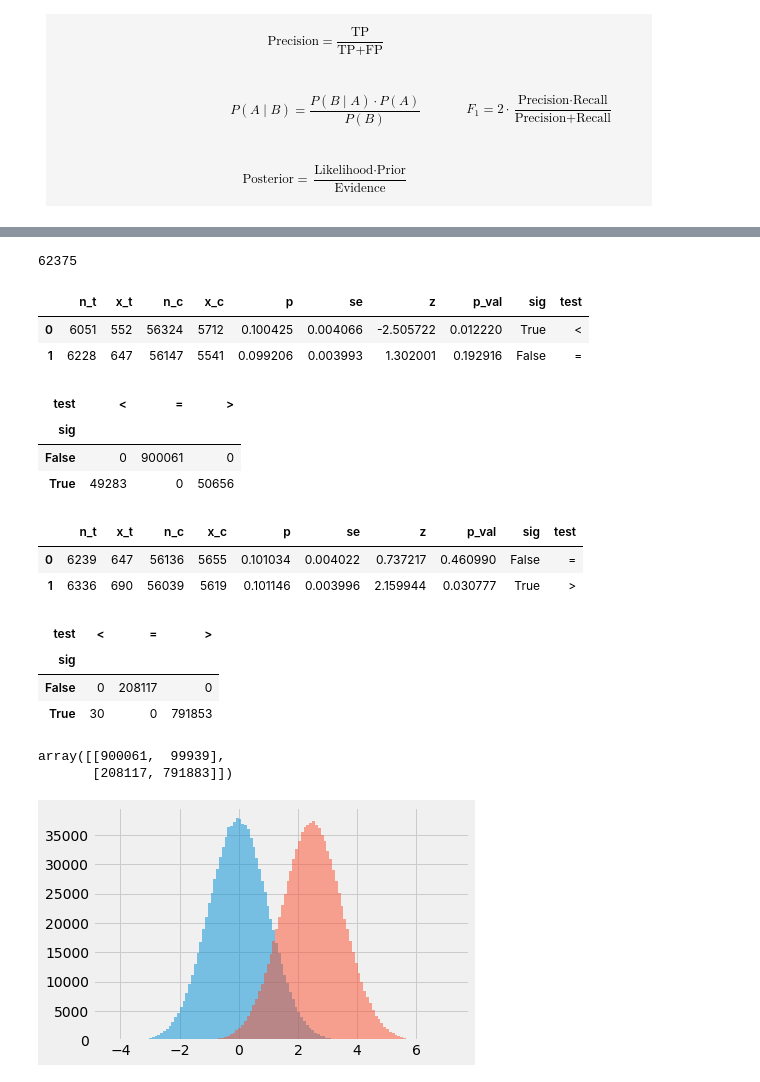
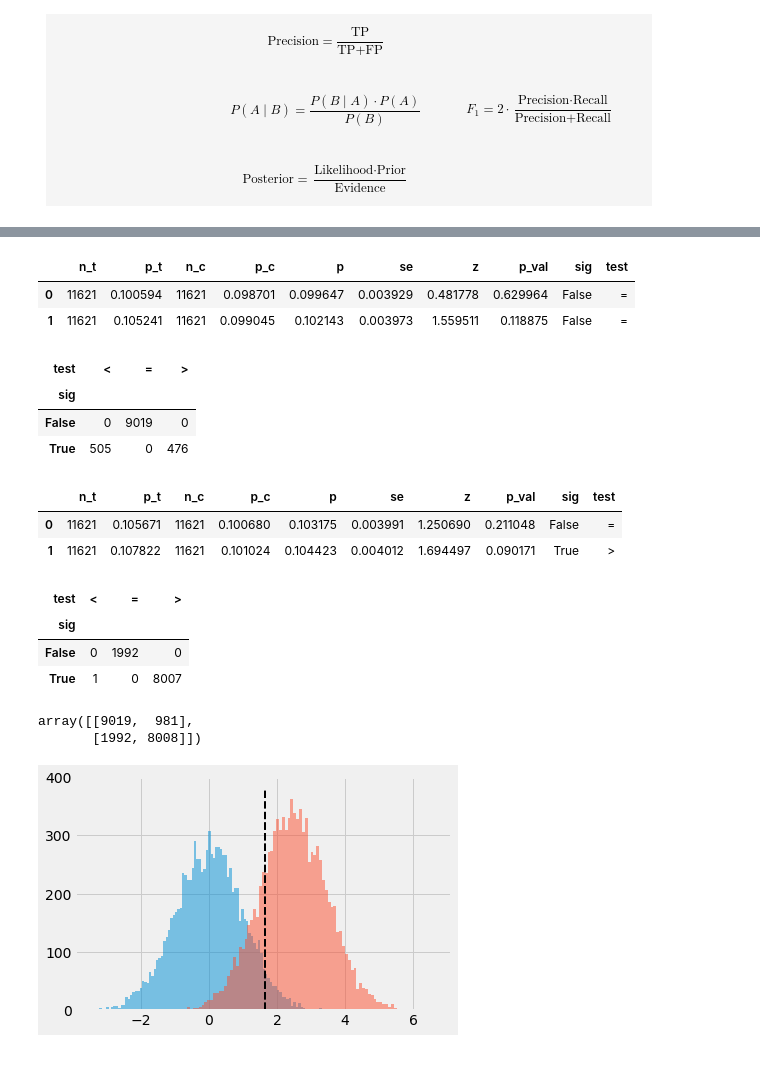
Before and after one commit to noallynoclan/colab, a Jupyter notebook: distributions.ipynb, the cells around one changed output, grey strips where cells are left out. Saved outputs shown, nothing was run; the diff lists cells and outputs as text; code cells hidden in the pictures.

```diff
--- a/distributions.ipynb
+++ b/distributions.ipynb
@@ -44,57 +48,56 @@ plt.style.use('fivethirtyeight')
 # %%
-def get_n(p_t, p_c, t, conf, power):
+def get_sizes(p_t, p_c, t, conf, power):
     p = p_t * t + p_c * (1 - t)
-    n = p * (1 - p) / (t * (1 - t)) * (norm.ppf([1 - (1 - conf) / 2, power]).sum() / (p_t - p_c)) ** 2
-    return int(np.ceil(n))
+    n = p * (1 - p) / t / (1 - t)
+    n *= (norm.ppf([1 - (1 - conf) / 2, power]).sum() / (p_t - p_c)) ** 2
+    return np.ceil([n * t, n * (1 - t)]).astype(int)
 
-def prop_ttest(p_t, p_c, n, t, conf, s=1_000_000):
-    n_t = np.random.binomial(n, t, s)
-    n_c = n - n_t
-    x_t, x_c = np.random.binomial(n_t, p_t, s), np.random.binomial(n_c, p_c, s)
-    p = (x_t + x_c) / (n_t + n_c)
+def generate_prop(p, n_samples, n_experiments):
+    x = np.random.binomial(n_samples, p, n_experiments)
+    return x / n_samples
+
+def ptt(p_t, p_c, n_t, n_c, conf, s=10_000):
+    p_t = generate_prop(p_t, n_t, s)
+    p_c = generate_prop(p_c, n_c, s)
+    p = (p_t * n_t + p_c * n_c) / (n_t + n_c)
     se = np.sqrt(p * (1 - p) * (1 / n_t + 1 / n_c))
-    delta = (x_t / n_t - x_c / n_c)
-    z = delta / se
+    z = (p_t - p_c) / se
     p_val = norm.sf(np.abs(z)) * 2
     alpha = 1 - conf
     df = pd.DataFrame({
-        'n_t': n_t, 'x_t': x_t, 'n_c': n_c, 'x_c': x_c,
+        'n_t': n_t, 'p_t': p_t, 'n_c': n_c, 'p_c': p_c,
         'p': p, 'se': se, 'z': z,
         'p_val': p_val, 'sig': p_val < alpha, 'test': '='
     })
-    df.loc[delta + se * norm.ppf(1 - alpha / 2) < 0, 'test'] = '<'
-    df.loc[delta + se * norm.ppf(alpha / 2) > 0, 'test'] = '>'
+    df.loc[p_t - p_c + se * norm.ppf(1 - alpha / 2) < 0, 'test'] = '<'
+    df.loc[p_t - p_c + se * norm.ppf(alpha / 2) > 0, 'test'] = '>'
     display(df.head(2))
     display(df.pivot_table('p_val', 'sig', 'test', 'count', 0))
-    df['z'].hist(bins=100, alpha=0.5)
+    ax = df['z'].hist(bins=100, alpha=0.5)
+    plt.vlines(norm.ppf(1 - alpha / 2), *ax.get_ylim(), ls='--', lw=2)
     return (p_val > alpha).sum(), (p_val < alpha).sum()
 
 def run_tests(p_t, p_c, t, conf, power):
-    n = get_n(p_t, p_c, t, conf, power)
-    print(n)
-    cm = np.array([
-        prop_ttest(p_c, p_c, n, t, conf),
-        prop_ttest(p_t, p_c, n, t, conf)
-    ])
+    n_t, n_c = get_sizes(p_t, p_c, t, conf, power)
+    cm = np.array([ptt(p_c, p_c, n_t, n_c, conf), ptt(p_t, p_c, n_t, n_c, conf)])
     return cm
 
-run_tests(p_t=0.11, p_c=0.1, t=0.1, conf=.9, power=.8)
+run_tests(p_t=0.11, p_c=0.1, t=0.5, conf=.9, power=.8)
 # %% [output]
-62375
-|  | n_t | x_t | n_c | x_c | p | se | z | p_val | sig | test |
-| 0 | 6051 | 552 | 56324 | 5712 | 0.100425 | 0.004066 | -2.505722 | 0.012220 | True | < |
-| 1 | 6228 | 647 | 56147 | 5541 | 0.099206 | 0.003993 | 1.302001 | 0.192916 | False | = |
+|  | n_t | p_t | n_c | p_c | p | se | z | p_val | sig | test |
+| 0 | 11621 | 0.100594 | 11621 | 0.098701 | 0.099647 | 0.003929 | 0.481778 | 0.629964 | False | = |
+| 1 | 11621 | 0.105241 | 11621 | 0.099045 | 0.102143 | 0.003973 | 1.559511 | 0.118875 | False | = |
 | test | < | = | > |
 | sig |  |  |  |
-| False | 0 | 900061 | 0 |
-| True | 49283 | 0 | 50656 |
+| False | 0 | 9019 | 0 |
+| True | 505 | 0 | 476 |
-|  | n_t | x_t | n_c | x_c | p | se | z | p_val | sig | test |
-| 0 | 6239 | 647 | 56136 | 5655 | 0.101034 | 0.004022 | 0.737217 | 0.460990 | False | = |
-| 1 | 6336 | 690 | 56039 | 5619 | 0.101146 | 0.003996 | 2.159944 | 0.030777 | True | > |
+|  | n_t | p_t | n_c | p_c | p | se | z | p_val | sig | test |
+| 0 | 11621 | 0.105671 | 11621 | 0.100680 | 0.103175 | 0.003991 | 1.250690 | 0.211048 | False | = |
+| 1 | 11621 | 0.107822 | 11621 | 0.101024 | 0.104423 | 0.004012 | 1.694497 | 0.090171 | True | > |
 | test | < | = | > |
 | sig |  |  |  |
-| False | 0 | 208117 | 0 |
-| True | 30 | 0 | 791853 |
+| False | 0 | 1992 | 0 |
+| True | 1 | 0 | 8007 |
-array([[900061,  99939],
-       [208117, 791883]])
+array([[9019,  981],
+       [1992, 8008]])
-[figure, old version]
+[figure, new version]
```
Also changed, not shown: parts of 12 cells of this notebook.
